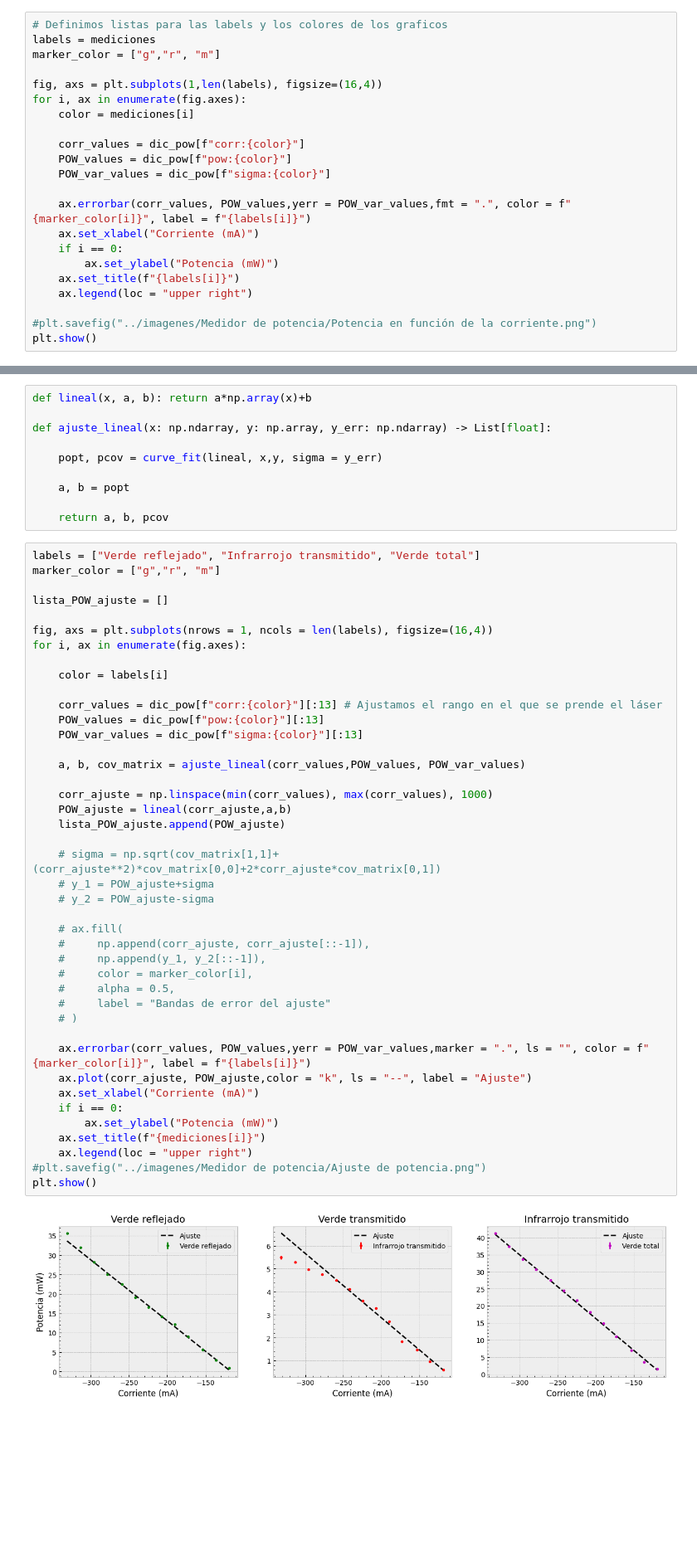
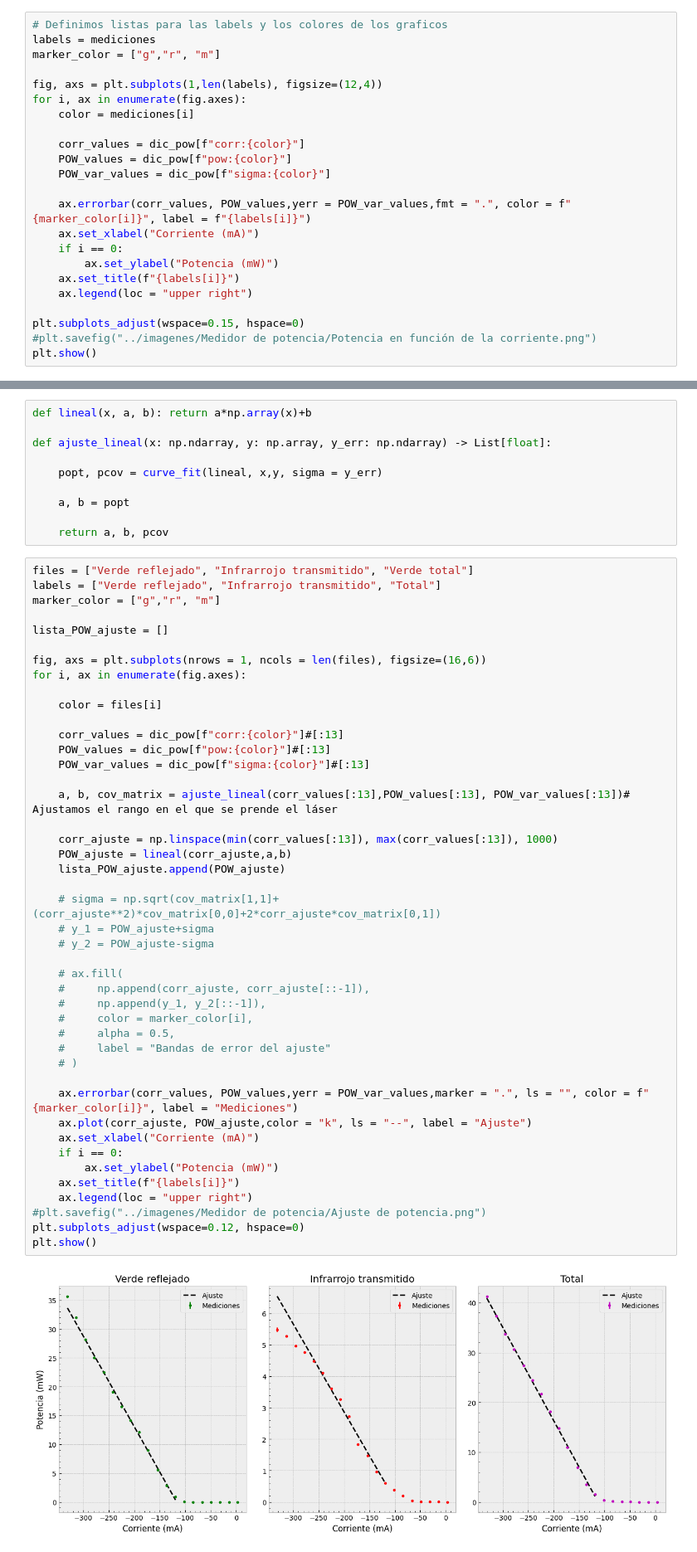
Before and after one commit to DelManuel/Magnetometro-optico, a Jupyter notebook: códigos/analisis_pow_laser.ipynb, the cells around one changed output, grey strips where cells are left out. Shown at 83% size. Cells and saved outputs as stored; diff of their text form; blank space fills up the shorter version.

```diff
--- a/códigos/analisis_pow_laser.ipynb
+++ b/códigos/analisis_pow_laser.ipynb
@@ -63,7 +63,7 @@ for color in mediciones:
 labels = mediciones
 marker_color = ["g","r", "m"]
 
-fig, axs = plt.subplots(1,len(labels), figsize=(16,4))
+fig, axs = plt.subplots(1,len(labels), figsize=(12,4))
 for i, ax in enumerate(fig.axes):
     color = mediciones[i]
 
@@ -78,6 +78,7 @@ for i, ax in enumerate(fig.axes):
     ax.set_title(f"{labels[i]}")
     ax.legend(loc = "upper right")
 
+plt.subplots_adjust(wspace=0.15, hspace=0)
 #plt.savefig("../imagenes/Medidor de potencia/Potencia en función de la corriente.png")
 plt.show()
 # %% [output]
@@ -145,49 +146,51 @@ def ajuste_lineal(x: np.ndarray, y: np.array, y_err: np.ndarray) -> List[float]:
 
     return a, b, pcov
 # %%
-labels = ["Verde reflejado", "Infrarrojo transmitido", "Verde total"]
+files = ["Verde reflejado", "Infrarrojo transmitido", "Verde total"]
+labels = ["Verde reflejado", "Infrarrojo transmitido", "Total"]
 marker_color = ["g","r", "m"]
 
 lista_POW_ajuste = []
 
-fig, axs = plt.subplots(nrows = 1, ncols = len(labels), figsize=(16,4))
+fig, axs = plt.subplots(nrows = 1, ncols = len(files), figsize=(16,6))
 for i, ax in enumerate(fig.axes):
 
-    color = labels[i]
+    color = files[i]
 
-    corr_values = dic_pow[f"corr:{color}"][:13] # Ajustamos el rango en el que se prende el láser
-    POW_values = dic_pow[f"pow:{color}"][:13]
-    POW_var_values = dic_pow[f"sigma:{color}"][:13]
+    corr_values = dic_pow[f"corr:{color}"]#[:13]
+    POW_values = dic_pow[f"pow:{color}"]#[:13]
+    POW_var_values = dic_pow[f"sigma:{color}"]#[:13]
 
-    a, b, cov_matrix = ajuste_lineal(corr_values,POW_values, POW_var_values)
+    a, b, cov_matrix = ajuste_lineal(corr_values[:13],POW_values[:13], POW_var_values[:13])# Ajustamos el rango en el que se prende el láser
 
-    corr_ajuste = np.linspace(min(corr_values), max(corr_values), 1000)
+    corr_ajuste = np.linspace(min(corr_values[:13]), max(corr_values[:13]), 1000)
     POW_ajuste = lineal(corr_ajuste,a,b)
     lista_POW_ajuste.append(POW_ajuste)
 
     # sigma = np.sqrt(cov_matrix[1,1]+(corr_ajuste**2)*cov_matrix[0,0]+2*corr_ajuste*cov_matrix[0,1])
     # y_1 = POW_ajuste+sigma
     # y_2 = POW_ajuste-sigma
 
     # ax.fill(
     #     np.append(corr_ajuste, corr_ajuste[::-1]),
     #     np.append(y_1, y_2[::-1]),
     #     color = marker_color[i],
     #     alpha = 0.5,
     #     label = "Bandas de error del ajuste"
     # )
 
-    ax.errorbar(corr_values, POW_values,yerr = POW_var_values,marker = ".", ls = "", color = f"{marker_color[i]}", label = f"{labels[i]}")
+    ax.errorbar(corr_values, POW_values,yerr = POW_var_values,marker = ".", ls = "", color = f"{marker_color[i]}", label = "Mediciones")
     ax.plot(corr_ajuste, POW_ajuste,color = "k", ls = "--", label = "Ajuste")
     ax.set_xlabel("Corriente (mA)")
     if i == 0:
         ax.set_ylabel("Potencia (mW)")
-    ax.set_title(f"{mediciones[i]}")
+    ax.set_title(f"{labels[i]}")
     ax.legend(loc = "upper right")
 #plt.savefig("../imagenes/Medidor de potencia/Ajuste de potencia.png")
+plt.subplots_adjust(wspace=0.12, hspace=0)
 plt.show()
 # %% [output]
-[figure, old version]
+[figure, new version]
 # %%
 pow_suma = lista_POW_ajuste[0]+lista_POW_ajuste[1]
 
```
Also changed, not shown: parts of 8 cells of this notebook, 11 other files.
